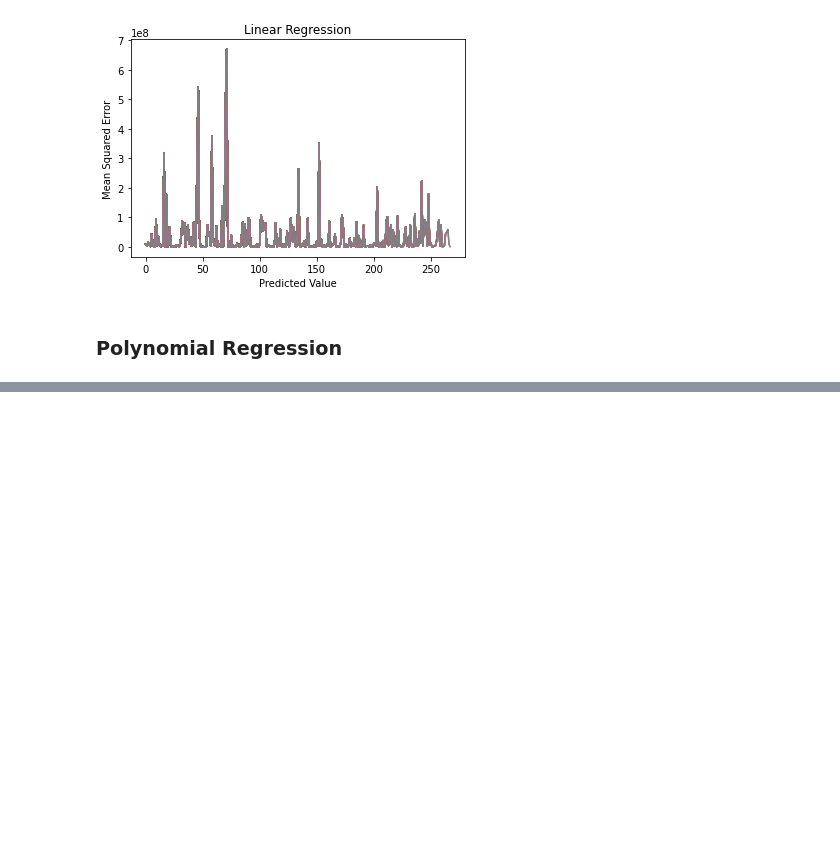
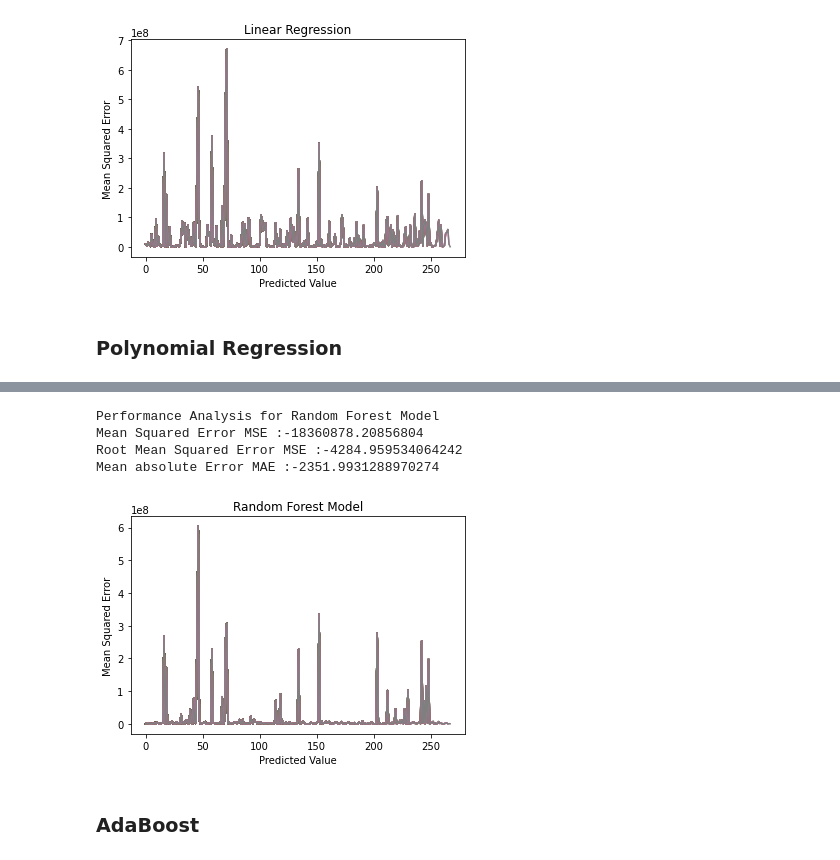
Before and after one commit to Parth442002/insurance_predictor, a Jupyter notebook: prototype1.ipynb, the cells around one changed output, grey strips where cells are left out. Saved outputs shown, nothing was run; the diff lists cells and outputs as text; code cells hidden in the pictures; blank space fills up the shorter version.

Commit message:
AdaBoost Done

```diff
--- a/prototype1.ipynb
+++ b/prototype1.ipynb
@@ -191,0 +246,10 @@ Mean absolute Error MAE :-4060.2963670341233
+# %%
+performanceOutPut(y_test,random_forest_pred,model_name="Random Forest Model")
+# %% [output]
+Performance Analysis for Random Forest Model
+Mean Squared Error MSE :-18360878.20856804
+Root Mean Squared Error MSE :-4284.959534064242
+Mean absolute Error MAE :-2351.9931288970274
+[figure, added]
+# %% [markdown]
+### AdaBoost
```
Also changed, not shown: parts of 11 cells of this notebook.
